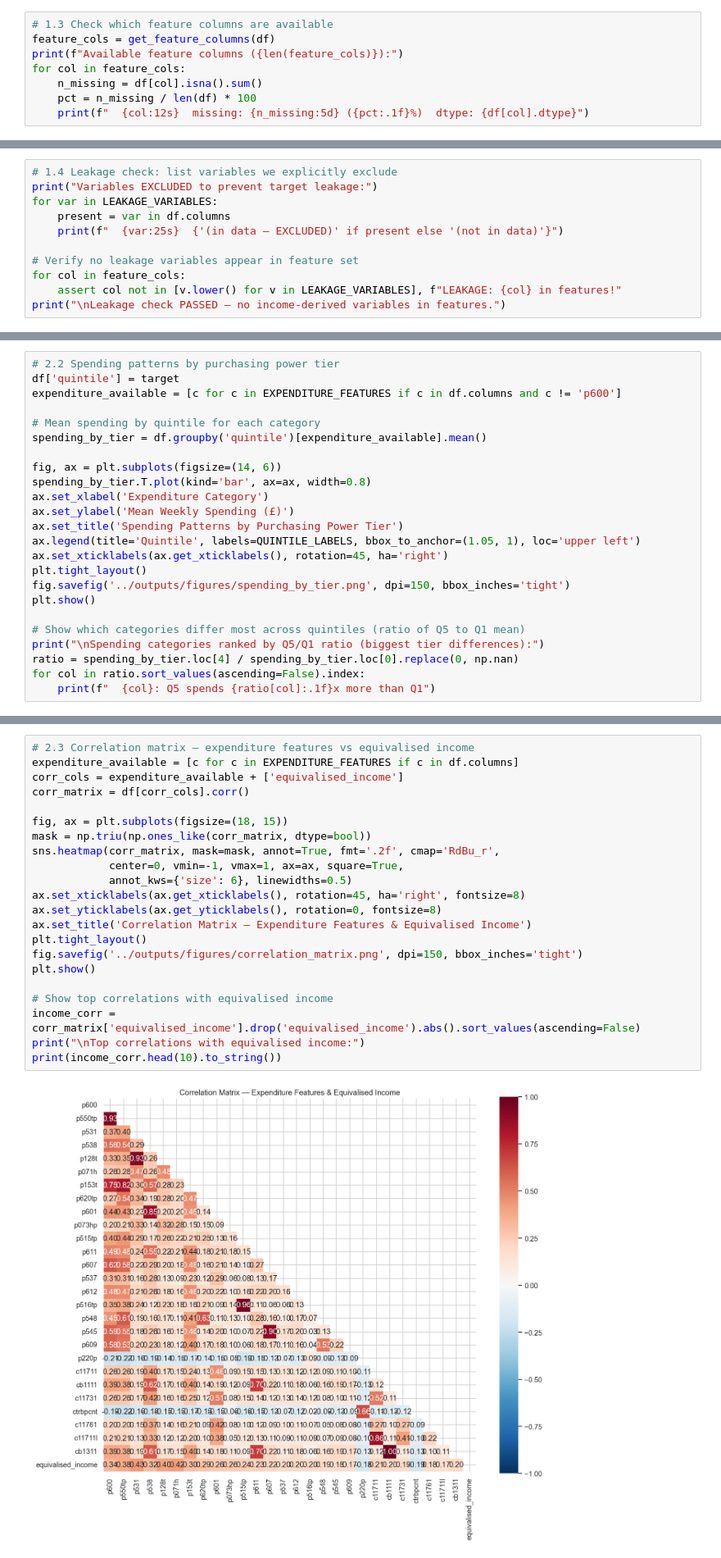
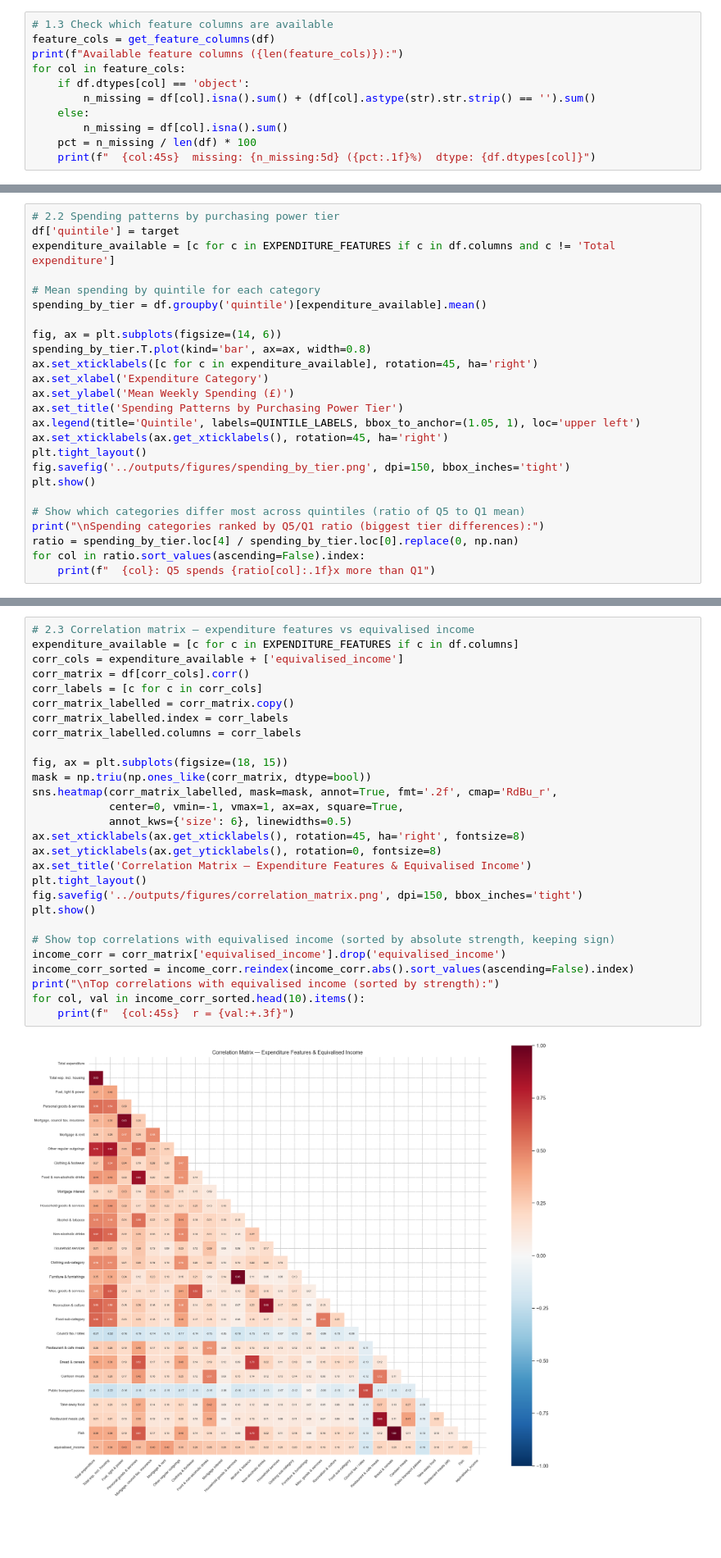
Before and after one commit to Maywarin-T/predictive-analytics-coursework, a Jupyter notebook: notebooks/main.ipynb, the cells around one changed output, grey strips where cells are left out. Shown at 82% size. Drawn from its saved outputs; the diff is of its cells as text; blank space fills up the shorter version.

```diff
--- a/notebooks/main.ipynb
+++ b/notebooks/main.ipynb
@@ -171,8 +347,11 @@ Before modelling, we verify which of our pre-defined feature columns actually ex
 feature_cols = get_feature_columns(df)
 print(f"Available feature columns ({len(feature_cols)}):")
 for col in feature_cols:
-    n_missing = df[col].isna().sum()
+    if df.dtypes[col] == 'object':
+        n_missing = df[col].isna().sum() + (df[col].astype(str).str.strip() == '').sum()
+    else:
+        n_missing = df[col].isna().sum()
     pct = n_missing / len(df) * 100
-    print(f"  {col:12s}  missing: {n_missing:5d} ({pct:.1f}%)  dtype: {df[col].dtype}")
+    print(f"  {col:45s}  missing: {n_missing:5d} ({pct:.1f}%)  dtype: {df.dtypes[col]}")
 # %% [output]
 Available feature columns (52):
@@ -202,14 +381,3 @@ Available feature columns (52):
 - Survey weights (`weighta`, not a predictor)
 
 This cell verifies that none of these appear in our feature set.
-# %%
-# 1.4 Leakage check: list variables we explicitly exclude
-print("Variables EXCLUDED to prevent target leakage:")
-for var in LEAKAGE_VARIABLES:
-    present = var in df.columns
-    print(f"  {var:25s}  {'(in data — EXCLUDED)' if present else '(not in data)'}")
-
-# Verify no leakage variables appear in feature set
-for col in feature_cols:
-    assert col not in [v.lower() for v in LEAKAGE_VARIABLES], f"LEAKAGE: {col} in features!"
-print("\nLeakage check PASSED — no income-derived variables in features.")
@@ -276,13 +437,14 @@ Categories with high Q5/Q1 ratios (e.g. leisure services, clothing) are likely t
 # %%
 # 2.2 Spending patterns by purchasing power tier
 df['quintile'] = target
-expenditure_available = [c for c in EXPENDITURE_FEATURES if c in df.columns and c != 'p600']
+expenditure_available = [c for c in EXPENDITURE_FEATURES if c in df.columns and c != 'Total expenditure']
 
 # Mean spending by quintile for each category
 spending_by_tier = df.groupby('quintile')[expenditure_available].mean()
 
 fig, ax = plt.subplots(figsize=(14, 6))
 spending_by_tier.T.plot(kind='bar', ax=ax, width=0.8)
+ax.set_xticklabels([c for c in expenditure_available], rotation=45, ha='right')
 ax.set_xlabel('Expenditure Category')
 ax.set_ylabel('Mean Weekly Spending (£)')
 ax.set_title('Spending Patterns by Purchasing Power Tier')
@@ -326,24 +488,30 @@ The correlation heatmap shows pairwise Pearson correlations between all expendit
 # %%
 # 2.3 Correlation matrix — expenditure features vs equivalised income
 expenditure_available = [c for c in EXPENDITURE_FEATURES if c in df.columns]
 corr_cols = expenditure_available + ['equivalised_income']
 corr_matrix = df[corr_cols].corr()
+corr_labels = [c for c in corr_cols]
+corr_matrix_labelled = corr_matrix.copy()
+corr_matrix_labelled.index = corr_labels
+corr_matrix_labelled.columns = corr_labels
 
 fig, ax = plt.subplots(figsize=(18, 15))
 mask = np.triu(np.ones_like(corr_matrix, dtype=bool))
-sns.heatmap(corr_matrix, mask=mask, annot=True, fmt='.2f', cmap='RdBu_r',
+sns.heatmap(corr_matrix_labelled, mask=mask, annot=True, fmt='.2f', cmap='RdBu_r',
             center=0, vmin=-1, vmax=1, ax=ax, square=True,
             annot_kws={'size': 6}, linewidths=0.5)
 ax.set_xticklabels(ax.get_xticklabels(), rotation=45, ha='right', fontsize=8)
 ax.set_yticklabels(ax.get_yticklabels(), rotation=0, fontsize=8)
 ax.set_title('Correlation Matrix — Expenditure Features & Equivalised Income')
 plt.tight_layout()
 fig.savefig('../outputs/figures/correlation_matrix.png', dpi=150, bbox_inches='tight')
 plt.show()
 
-# Show top correlations with equivalised income
-income_corr = corr_matrix['equivalised_income'].drop('equivalised_income').abs().sort_values(ascending=False)
-print("\nTop correlations with equivalised income:")
-print(income_corr.head(10).to_string())
+# Show top correlations with equivalised income (sorted by absolute strength, keeping sign)
+income_corr = corr_matrix['equivalised_income'].drop('equivalised_income')
+income_corr_sorted = income_corr.reindex(income_corr.abs().sort_values(ascending=False).index)
+print("\nTop correlations with equivalised income (sorted by strength):")
+for col, val in income_corr_sorted.head(10).items():
+    print(f"  {col:45s}  r = {val:+.3f}")
 # %% [output]
-[figure, old version]
+[figure, new version]
```
Also changed, not shown: parts of 62 cells of this notebook.
